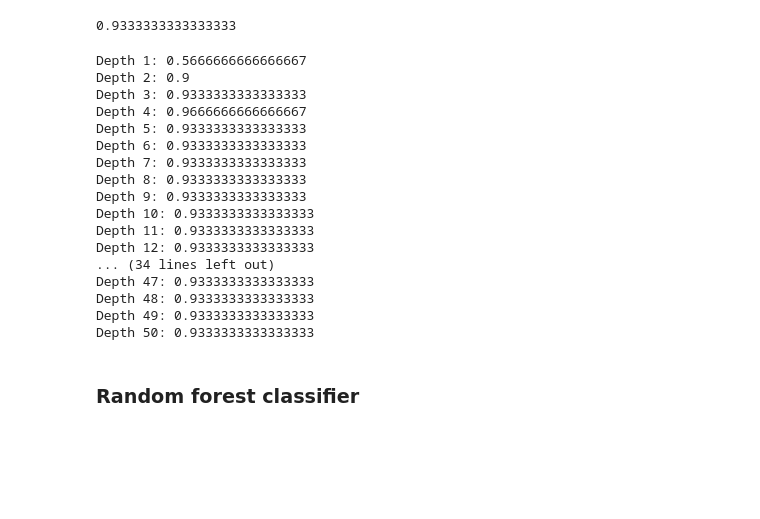
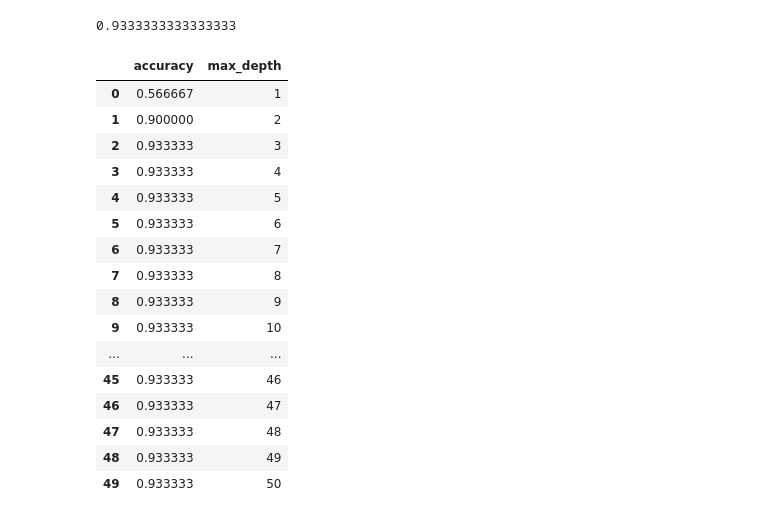
Before and after one commit to myadryshnikova/ML_practice, a Jupyter notebook: SUSU practice/knn/KNN and Decision Trees.ipynb, the cells around one changed output. Saved outputs shown, nothing was run; the diff lists cells and outputs as text; code cells hidden in the pictures; blank space fills up the shorter version.

Commit message:
fix(decision trees): fix list logs to dataframe

```diff
--- a/SUSU practice/knn/KNN and Decision Trees.ipynb
+++ b/SUSU practice/knn/KNN and Decision Trees.ipynb
@@ -358,44 +358,35 @@ get_accuracy(y_preds=tree_classifier.predict(X_test), y_true=y_test)
 # %%
 accuracy_list = []
 max_depth_list = [i for i in range(1, 51)]
 
 results = {'accuracy': [],
            'max_depth': []}
 
 for max_depth in max_depth_list:
     results['max_depth'].append(max_depth)
 
     tree_classifier = DecisionTreeClassifier(max_depth=max_depth)
-    random_forest_clf.fit(X_train, y_train)
-    results['accuracy'].append(get_accuracy(random_forest_clf.predict(X_test), y_test))
+    tree_classifier.fit(X_train, y_train)
+    results['accuracy'].append(get_accuracy(tree_classifier.predict(X_test), y_test))
 
 table_with_results = pd.DataFrame(data=results)
 
 table_with_results
-
-
-
-for max_depth in range(1, 51):
-    tree_classifier = DecisionTreeClassifier(max_depth=max_depth)
-    tree_classifier.fit(X_train, y_train)
-    print(f'Depth {max_depth}: {get_accuracy(tree_classifier.predict(X_test), y_test)}')
 # %% [output]
-Depth 1: 0.5666666666666667
-Depth 2: 0.9
-Depth 3: 0.9333333333333333
-Depth 4: 0.9666666666666667
-Depth 5: 0.9333333333333333
-Depth 6: 0.9333333333333333
-Depth 7: 0.9333333333333333
-Depth 8: 0.9333333333333333
-Depth 9: 0.9333333333333333
-Depth 10: 0.9333333333333333
-Depth 11: 0.9333333333333333
-Depth 12: 0.9333333333333333
-... (34 lines left out)
-Depth 47: 0.9333333333333333
-Depth 48: 0.9333333333333333
-Depth 49: 0.9333333333333333
-Depth 50: 0.9333333333333333
+|  | accuracy | max_depth |
+| 0 | 0.566667 | 1 |
+| 1 | 0.900000 | 2 |
+| 2 | 0.933333 | 3 |
+| 3 | 0.933333 | 4 |
+| 4 | 0.933333 | 5 |
+| 5 | 0.933333 | 6 |
+| 6 | 0.933333 | 7 |
+| 7 | 0.933333 | 8 |
+| 8 | 0.933333 | 9 |
+| 9 | 0.933333 | 10 |
+| ... | ... | ... |
+| 45 | 0.933333 | 46 |
+| 46 | 0.933333 | 47 |
+| 47 | 0.933333 | 48 |
+| 48 | 0.933333 | 49 |
+| 49 | 0.933333 | 50 |
-# %% [markdown]
-### Random forest classifier
```
Also changed, not shown: parts of 16 cells of this notebook.
